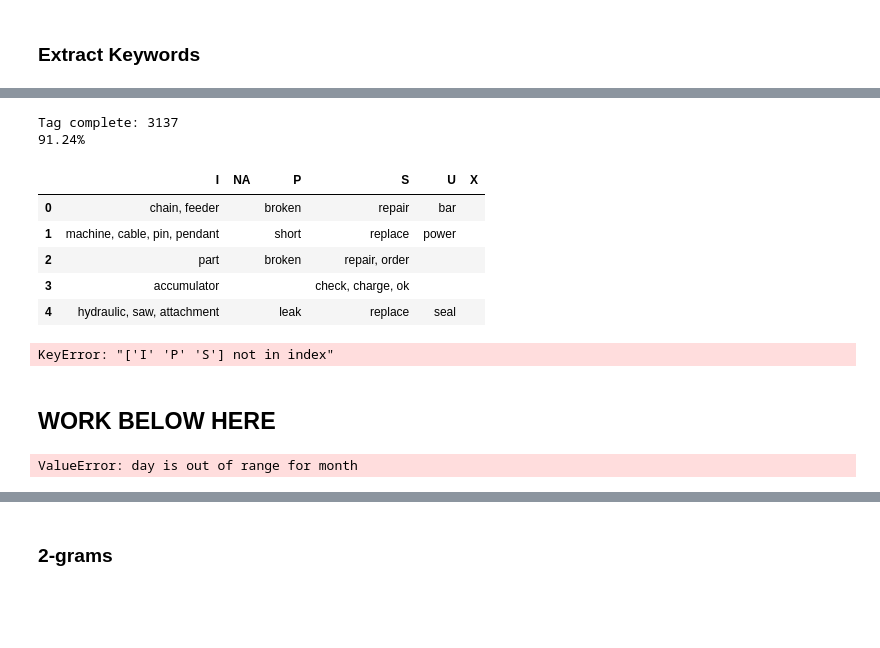
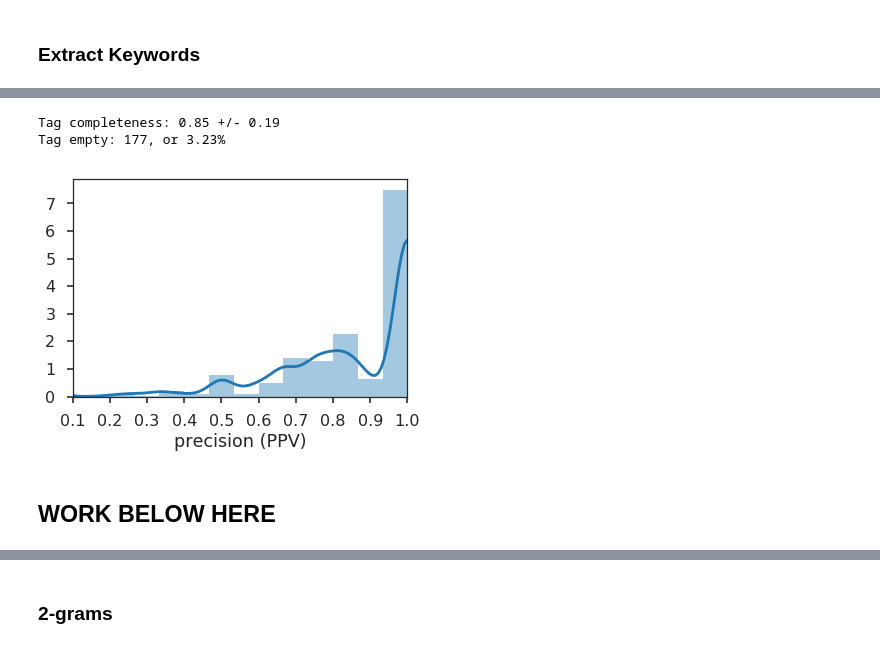
Before and after one commit to usnistgov/nestor, a Jupyter notebook: docs/case_studies/mine_case_study.ipynb, the cells around one changed output, grey strips where cells are left out. Cells and saved outputs as stored; diff of their text form; code cells hidden in the pictures; blank space fills up the shorter version.

```diff
--- a/docs/case_studies/mine_case_study.ipynb
+++ b/docs/case_studies/mine_case_study.ipynb
@@ -76,3 +92,5 @@ vocab = tex.annotation_assistant(filename=vocab_fname)
 file already exists, importing...
 # %% [markdown]
 ### Extract Keywords
+# %%
+tag_df = tags_to_df(tag_extractor(tex, raw_text, toks, vocab))
@@ -105,16 +139,0 @@ total tags:  17
-# %%
-# tag_set = pd.DataFrame(index=range(len(raw_text)))
-tag_df = pd.DataFrame(index=range(len(raw_text)))
-for clf, queries in tqdm_notebook(vocab.fillna({'alias':vocab.index.to_series()}).groupby('NE').alias.unique().iteritems(),
-                                  desc='Category Loop', total=vocab.NE.nunique()):
-    clf_df = pd.DataFrame(index=range(len(raw_text)))
-    for query in tqdm_notebook(queries, desc='token loop', leave=True):
-    #     query = 'hydraulic'
-    #     vocab[vocab.alias==query].index.tolist()
-        query_idx = [tex._model.vocabulary_[i] for i in vocab[vocab.alias==query].index.tolist()]
-        match = ((toks[:,query_idx]).toarray() > 0).any(axis=1).astype(int)
-#         clf_df[query] = match
-        tag_df[query] = match
-
-
-#     tag_set[clf] = clf_df.apply(lambda x: ', '.join(x[x==1].index.astype(str)), axis=1)
@@ -137,33 +140,22 @@ If you're reading this message in another frontend (for example, a static render
-# %%
-# tag-complete work-orders?
-tag_comp = tag_set[tag_set.NA ==''].shape[0]
-print(f'Tag complete: {tag_comp}', f'\n{tag_comp/tag_set.shape[0]:.2%}')
-tag_set[tag_set.NA ==''].head()
-# %% [output]
-Tag complete: 3137
-91.24%
-|  | I | NA | P | S | U | X |
-| 0 | chain, feeder |  | broken | repair | bar |  |
-| 1 | machine, cable, pin, pendant |  | short | replace | power |  |
-| 2 | part |  | broken | repair, order |  |  |
-| 3 | accumulator |  |  | check, charge, ok |  |  |
-| 4 | hydraulic, saw, attachment |  | leak | replace | seal |  |
-# %%
-# tag-empty?
-tag_empt = tag_set[(tag_set[['I','P','S']]=='').all(axis=1)].shape[0]
-print(f'Tag empty: {tag_empt}', f'\n{tag_empt/tag_set.shape[0]:.2%}')
-tag_set[(tag_set[['I','P','S']]=='').all(axis=1)].head()
-# %% [output]
-KeyError: "['I' 'P' 'S'] not in index"
+# %%
+# tag-completeness of work-orders?
+wo_tot = len(df)
+tag_comp = 1-(tag_df['NA'].sum(axis=1)/tag_df.sum(axis=1))
+
+print(f'Tag completeness: {tag_comp.mean():.2f} +/- {tag_comp.std():.2f}')
+with sns.axes_style('ticks') as style,\
+sns.plotting_context('poster') as context:
+    sns.distplot(tag_comp.dropna(), bins=15, kde_kws={'cut':0})
+    plt.xlim(0.1, 1.0)
+    plt.xlabel('precision (PPV)')
+    # sns.kdeplot()
+
+# tag-empty?
+tag_empt = ((tag_df['I'].sum(axis=1)==0)&(tag_df['P'].sum(axis=1)==0)&(tag_df['S'].sum(axis=1)==0)).sum()
+print(f'Tag empty: {tag_empt}, or {tag_empt/wo_tot:.2%}')
+# %% [output]
+Tag completeness: 0.85 +/- 0.19
+Tag empty: 177, or 3.23%
+[figure, added]
 # %% [markdown]
 ## WORK BELOW HERE
-# %%
-sample_tag = tag_df.T[tag_df.T[0].astype(bool)].T
-sample_tag = sample_tag.set_index(pd.DatetimeIndex(df.ACtStartDate.compute(), dayfirst=True, errors='coerce'))
-# .rolling(1000).sum()
-# plt.figure()
-sample_tag.resample('1W').sum().plot(figsize=(15,3), marker='.', ls=':')
-# df.resample()
-print(sample_tag.columns)
-# %% [output]
-ValueError: day is out of range for month
```
Also changed, not shown: parts of 21 cells of this notebook, 5 other files.
